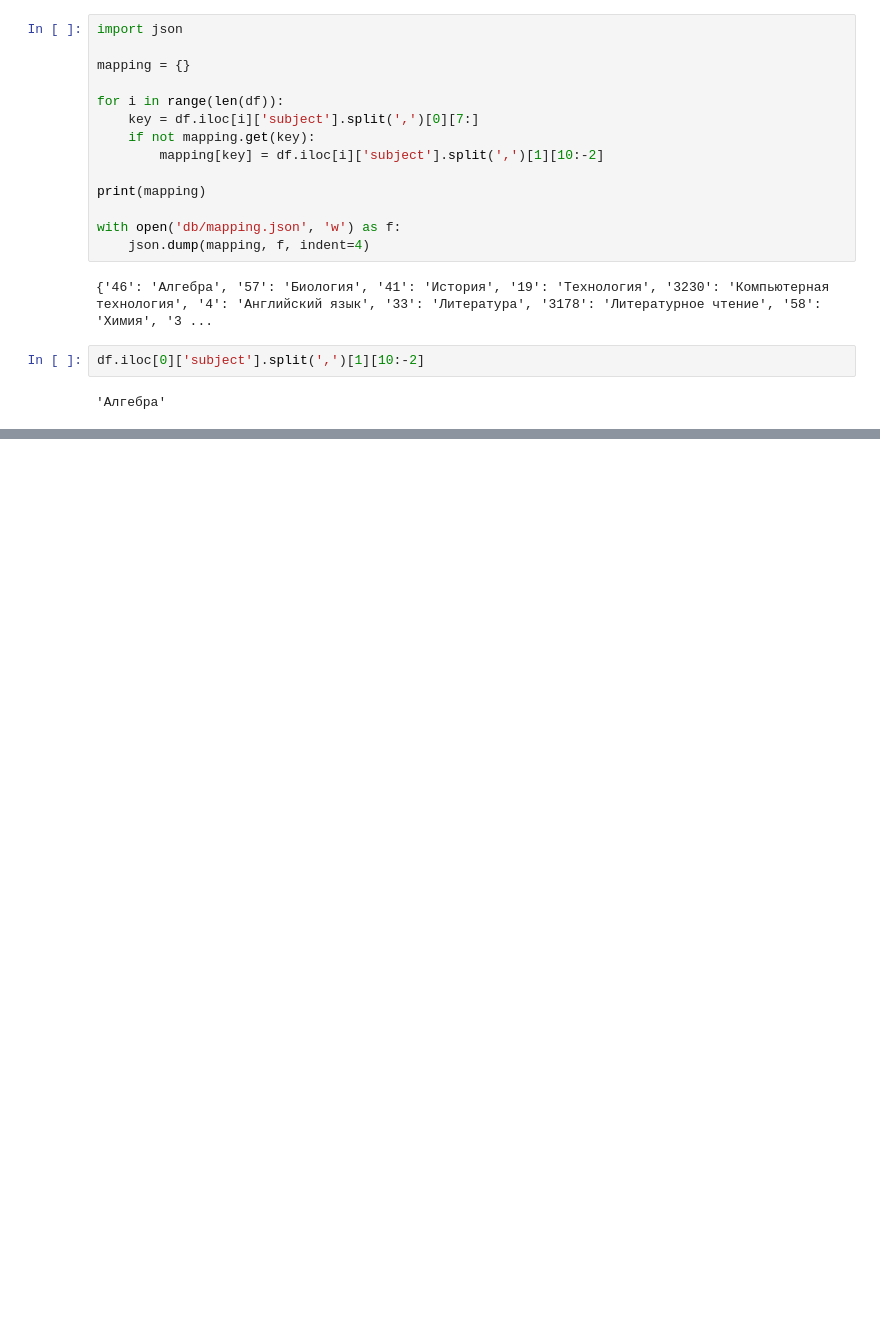
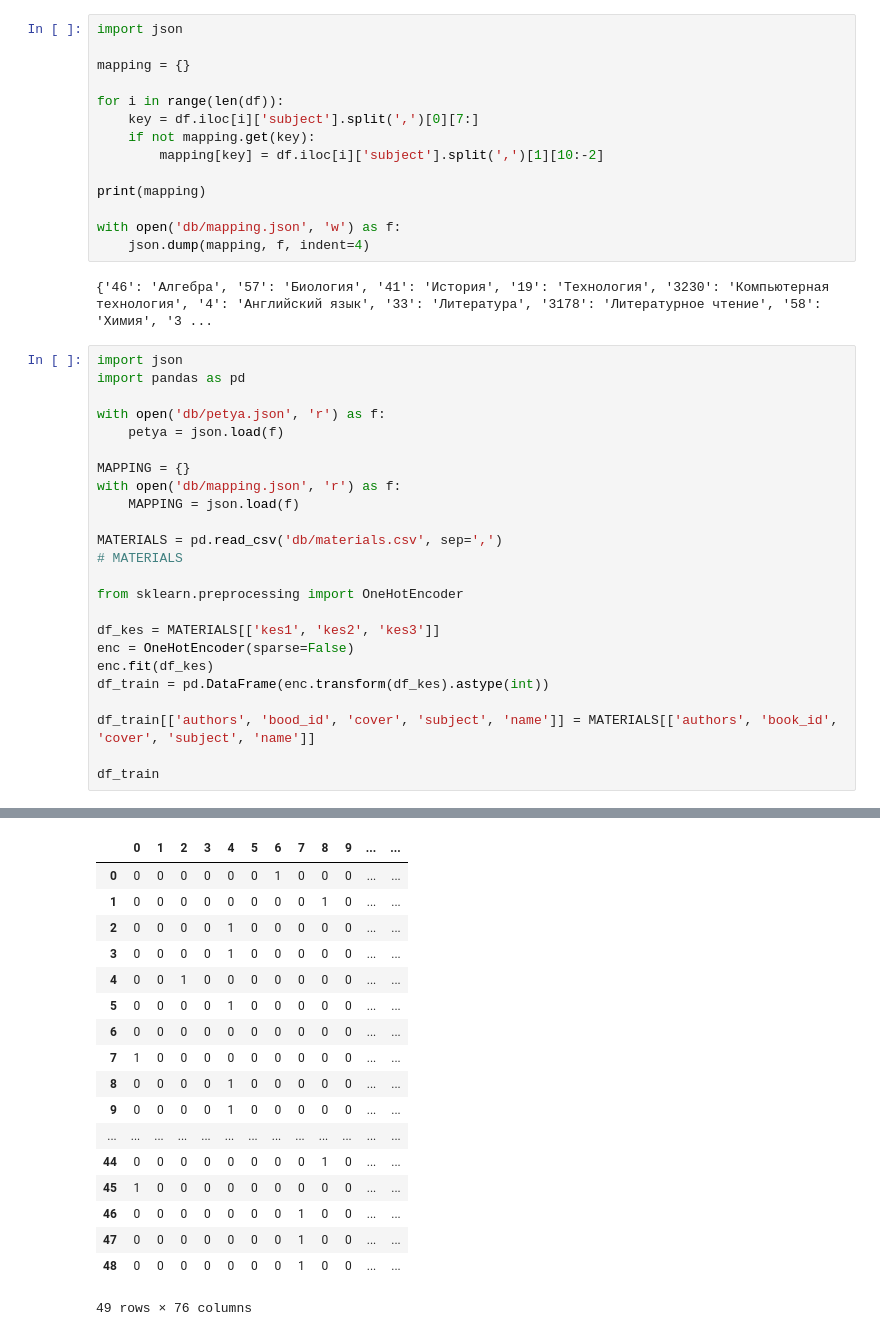
Before and after one commit to Darayavaus/tldr.targeting, a Jupyter notebook: Untitled.ipynb, the cells around one changed output, grey strips where cells are left out. Saved outputs shown, nothing was run; the diff lists cells and outputs as text; blank space fills up the shorter version.

```diff
--- a/Untitled.ipynb
+++ b/Untitled.ipynb
@@ -93,7 +93,28 @@ with open('db/mapping.json', 'w') as f:
     json.dump(mapping, f, indent=4)
 # %% [output]
 {'46': 'Алгебра', '57': 'Биология', '41': 'История', '19': 'Технология', '3230': 'Компьютерная технология', '4': 'Английский язык', '33': 'Литература', '3178': 'Литературное чтение', '58': 'Химия', '3 ...
-# %%
-df.iloc[0]['subject'].split(',')[1][10:-2]
-# %% [output]
-'Алгебра'
+# %%
+import json
+import pandas as pd
+
+with open('db/petya.json', 'r') as f:
+    petya = json.load(f)
+
+MAPPING = {}
+with open('db/mapping.json', 'r') as f:
+    MAPPING = json.load(f)
+
+MATERIALS = pd.read_csv('db/materials.csv', sep=',')
+# MATERIALS
+
+from sklearn.preprocessing import OneHotEncoder
+
+df_kes = MATERIALS[['kes1', 'kes2', 'kes3']]
+enc = OneHotEncoder(sparse=False)
+enc.fit(df_kes)
+df_train = pd.DataFrame(enc.transform(df_kes).astype(int))
+
+df_train[['authors', 'bood_id', 'cover', 'subject', 'name']] = MATERIALS[['authors', 'book_id', 'cover', 'subject', 'name']]
+
+df_train
+# %% [output]
@@ -99,0 +124,18 @@ df.iloc[0]['subject'].split(',')[1][10:-2]
+|  | 0 | 1 | 2 | 3 | 4 | 5 | 6 | 7 | 8 | 9 | ... | ... |
+| 0 | 0 | 0 | 0 | 0 | 0 | 0 | 1 | 0 | 0 | 0 | ... | ... |
+| 1 | 0 | 0 | 0 | 0 | 0 | 0 | 0 | 0 | 1 | 0 | ... | ... |
+| 2 | 0 | 0 | 0 | 0 | 1 | 0 | 0 | 0 | 0 | 0 | ... | ... |
+| 3 | 0 | 0 | 0 | 0 | 1 | 0 | 0 | 0 | 0 | 0 | ... | ... |
+| 4 | 0 | 0 | 1 | 0 | 0 | 0 | 0 | 0 | 0 | 0 | ... | ... |
+| 5 | 0 | 0 | 0 | 0 | 1 | 0 | 0 | 0 | 0 | 0 | ... | ... |
+| 6 | 0 | 0 | 0 | 0 | 0 | 0 | 0 | 0 | 0 | 0 | ... | ... |
+| 7 | 1 | 0 | 0 | 0 | 0 | 0 | 0 | 0 | 0 | 0 | ... | ... |
+| 8 | 0 | 0 | 0 | 0 | 1 | 0 | 0 | 0 | 0 | 0 | ... | ... |
+| 9 | 0 | 0 | 0 | 0 | 1 | 0 | 0 | 0 | 0 | 0 | ... | ... |
+| ... | ... | ... | ... | ... | ... | ... | ... | ... | ... | ... | ... | ... |
+| 44 | 0 | 0 | 0 | 0 | 0 | 0 | 0 | 0 | 1 | 0 | ... | ... |
+| 45 | 1 | 0 | 0 | 0 | 0 | 0 | 0 | 0 | 0 | 0 | ... | ... |
+| 46 | 0 | 0 | 0 | 0 | 0 | 0 | 0 | 1 | 0 | 0 | ... | ... |
+| 47 | 0 | 0 | 0 | 0 | 0 | 0 | 0 | 1 | 0 | 0 | ... | ... |
+| 48 | 0 | 0 | 0 | 0 | 0 | 0 | 0 | 1 | 0 | 0 | ... | ... |
+49 rows × 76 columns
```
Also changed, not shown: parts of 2 cells of this notebook, 1 other file.
